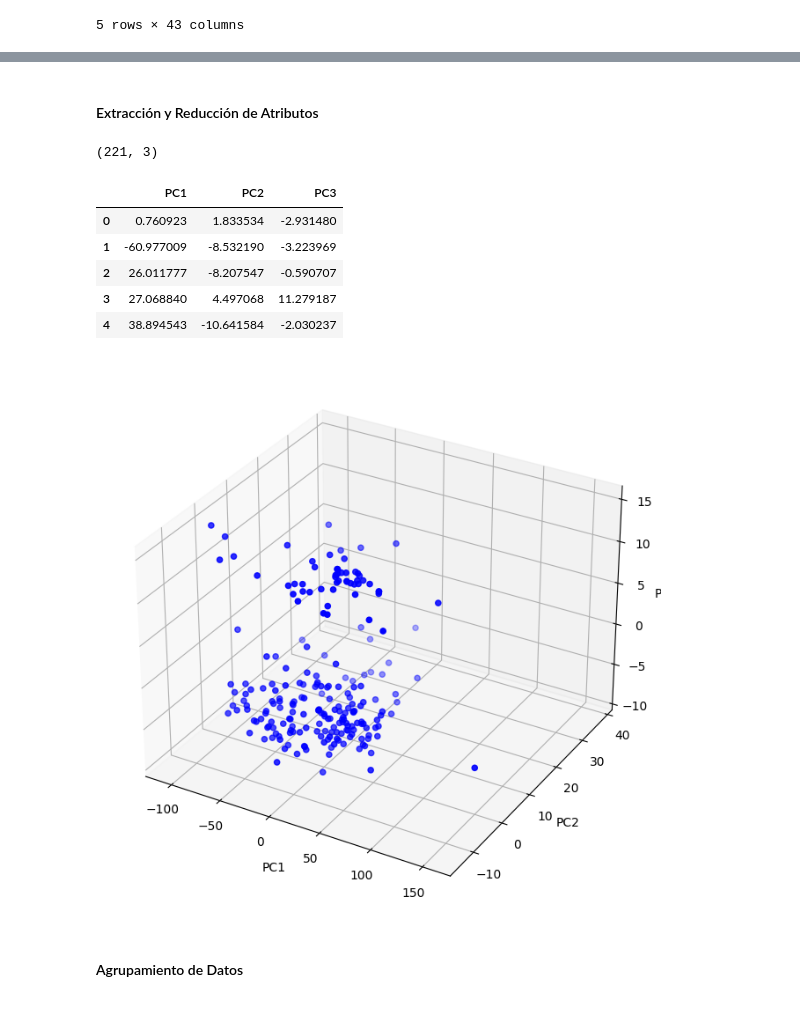
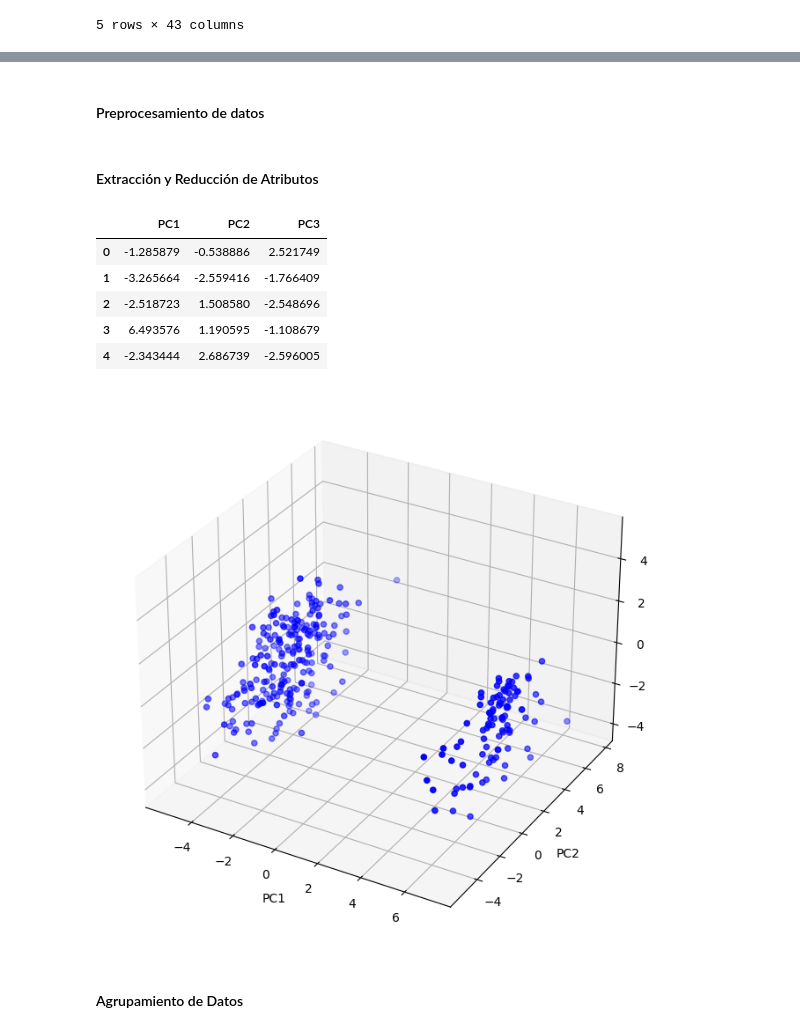
Before and after one commit to javierlopezg00/entrenamiento, a Jupyter notebook: src-tauri/src/model/training.ipynb, the cells around one changed output, grey strips where cells are left out. Cells and saved outputs as stored; diff of their text form; code cells hidden in the pictures.

```diff
--- a/src-tauri/src/model/training.ipynb
+++ b/src-tauri/src/model/training.ipynb
@@ -20,7 +32,7 @@ from sklearn.tree import DecisionTreeClassifier
 # %% [markdown]
 #### Carga de Datos
 # %%
-df = pd.read_csv("./dataLimpia.csv")
+df = pd.read_csv("dataLimpia.csv")
 df.head()
 # %% [output]
 |  | Edad | Altura | Peso | estado_fisico | salud | alimentacion | fruta_consumo | verdura_consumo | ... |
@@ -57,22 +85,30 @@ memory usage: 74.4 KB
+# %% [markdown]
+#### Preprocesamiento de datos
+# %%
+# Escalamiento de datos
+cols_to_exclude = ['preferencia_area']
+scaler = StandardScaler()
+df_scaled = scaler.fit_transform(df.drop(cols_to_exclude, axis=1))
+df_scaled = pd.DataFrame(df_scaled, columns=df.drop(cols_to_exclude, axis=1).columns)
+df_scaled = pd.concat([df_scaled, df[cols_to_exclude]], axis=1)
 # %% [markdown]
 #### Extracción y Reducción de Atributos
 # %%
 # Se utiliza el método PCA para reducir la dimensionalidad de los datos
-pca = PCA(n_components=3)
-pca.fit(df)
-df_pca = pca.transform(df)
+pca = PCA(n_components=3, random_state=0)
+pca.fit(df_scaled)
+df_pca = pca.transform(df_scaled)
 df_pca = pd.DataFrame(df_pca, columns=['PC1', 'PC2', 'PC3'])
 
-print(df_pca.shape)
+# print(df_pca.shape)
 df_pca.head()
 # %% [output]
-(221, 3)
 |  | PC1 | PC2 | PC3 |
-| 0 | 0.760923 | 1.833534 | -2.931480 |
-| 1 | -60.977009 | -8.532190 | -3.223969 |
-| 2 | 26.011777 | -8.207547 | -0.590707 |
-| 3 | 27.068840 | 4.497068 | 11.279187 |
-| 4 | 38.894543 | -10.641584 | -2.030237 |
+| 0 | -1.285879 | -0.538886 | 2.521749 |
+| 1 | -3.265664 | -2.559416 | -1.766409 |
+| 2 | -2.518723 | 1.508580 | -2.548696 |
+| 3 | 6.493576 | 1.190595 | -1.108679 |
+| 4 | -2.343444 | 2.686739 | -2.596005 |
 # %%
 # Se grafican los datos en 3 dimensiones
 fig = plt.figure(figsize=(8, 8))
@@ -84,7 +120,7 @@ ax.set_zlabel('PC3')
 
 plt.show()
 # %% [output]
-[figure, old version]
+[figure, new version]
 # %% [markdown]
 #### Agrupamiento de Datos
 # %%
```
Also changed, not shown: parts of 40 cells of this notebook.
